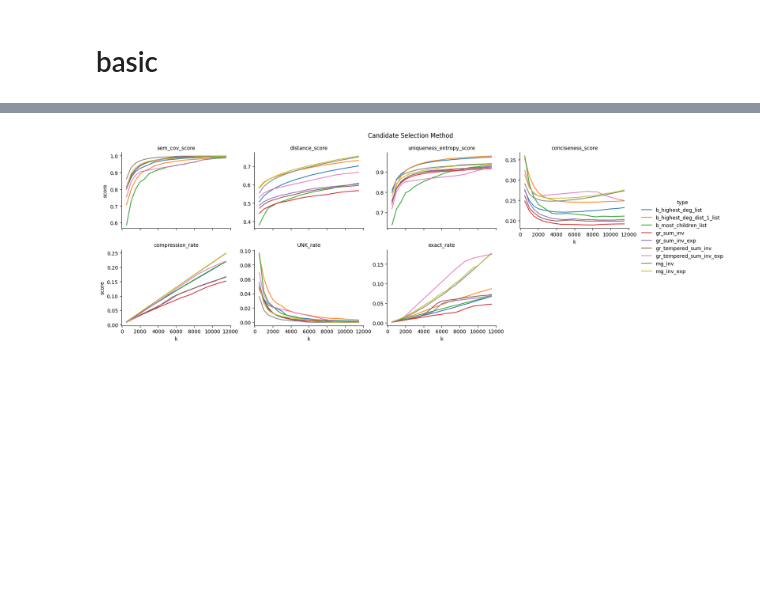
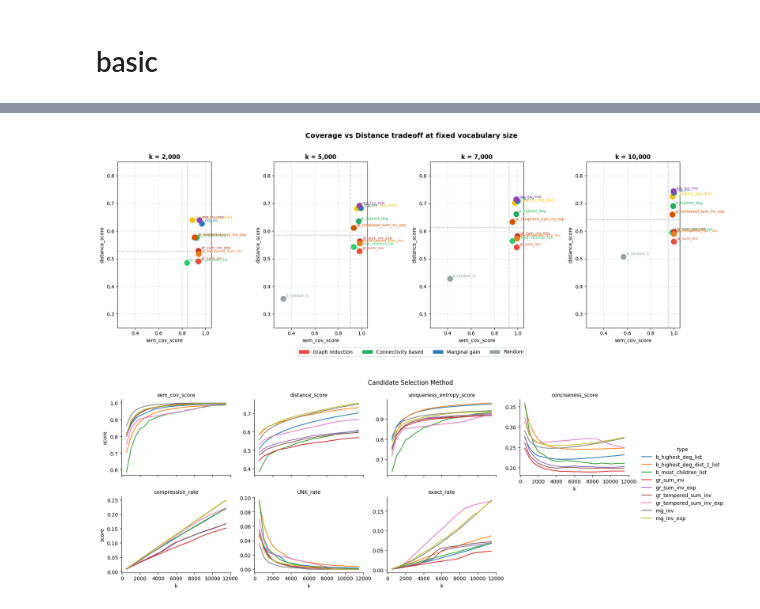
Before and after one commit to yy-suisse/graph_tokenizer, a Jupyter notebook: 5.check_results.ipynb, the cells around one changed output, grey strips where cells are left out. Cells and saved outputs as stored; diff of their text form; code cells hidden in the pictures; blank space fills up the shorter version.

```diff
--- a/5.check_results.ipynb
+++ b/5.check_results.ipynb
@@ -58,3 +126,80 @@ plt.show()
+# %%
+import polars as pl
+import matplotlib.pyplot as plt
+import matplotlib.patches as mpatches
+
+# --- Color mapping by method family ---
+colors = {
+    'gr_sum_inv': '#e74c3c',              # Graph reduction → red shades
+    'gr_sum_inv_exp': '#c0392b',
+    'gr_tempered_sum_inv': '#e67e22',
+    'gr_tempered_sum_inv_exp': '#d35400',
+    'b_highest_deg_list': '#27ae60',      # Connectivity → green shades
+    'b_most_children_list': '#2ecc71',
+    'b_random_k': '#95a5a6',              # Random → gray
+    'b_highest_deg_dist_1_list': '#f1c40f',
+    'mg_inv': '#2980b9',                  # Marginal gain → blue/purple
+    'mg_inv_exp': '#8e44ad',
+}
+
+# Shorter display names for labels on the plot
+labels = {
+    'b_highest_deg_list': 'b_highest_deg',
+    'b_highest_deg_dist_1_list': 'b_highest_deg_dist1',
+    # all others kept as-is
+}
+
+# --- One subplot per k value ---
+k_values = [2000, 5000, 7000, 10000]
+fig, axes = plt.subplots(1, 4, figsize=(18, 6))
+
+for ax, k in zip(axes, k_values):
+    # Filter to a single k
+    dk = df_performance.filter(pl.col('k') == k)
+
+    for row in dk.iter_rows(named=True):
+        m = row['method']
+        x = row['sem_cov_score']    # x-axis: semantic coverage
+        y = row['distance_score']   # y-axis: distance quality
+        c = colors.get(m, 'black')
+
+        ax.scatter(x, y, color=c, s=120, zorder=5)
+        ax.annotate(
+            labels.get(m, m),       # use short name if available
+            (x, y),
+            textcoords='offset points',
+            xytext=(6, 4),          # offset label slightly so it doesn't overlap the dot
+            fontsize=7.5,
+            color=c,
+        )
+
+    # Dashed lines at the mean of each axis → creates 4 quadrants
+    ax.axvline(x=dk['sem_cov_score'].mean(), color='gray', linestyle='--', alpha=0.4)
+    ax.axhline(y=dk['distance_score'].mean(), color='gray', linestyle='--', alpha=0.4)
+
+    ax.set_xlabel('sem_cov_score')
+    ax.set_ylabel('distance_score')
+    ax.set_title(f'k = {k:,}', fontweight='bold')
+    ax.grid(True, alpha=0.3)
+    ax.set_xlim(0.25, 1.05)
+    ax.set_ylim(0.25, 0.85)
+
+# --- Shared legend by family (bottom center) ---
+legend_elements = [
+    mpatches.Patch(color='#e74c3c', label='Graph reduction'),
+    mpatches.Patch(color='#27ae60', label='Connectivity based'),
+    mpatches.Patch(color='#2980b9', label='Marginal gain'),
+    mpatches.Patch(color='#95a5a6', label='Random'),
+]
+fig.legend(handles=legend_elements, loc='lower center', ncol=4,
+           fontsize=10, bbox_to_anchor=(0.5, -0.05))
+
+plt.suptitle('Coverage vs Distance tradeoff at fixed vocabulary size',
+             fontsize=14, fontweight='bold', y=1.02)
+plt.tight_layout()
+plt.savefig('coverage_vs_distance.png', dpi=150, bbox_inches='tight')
+# %% [output]
+[figure, added]
 # %%
 df_performance_elit = pl.read_parquet(f"{configs.Results().path}scores.parquet").filter(pl.col("method") != "b_random_k")
 metrics = [
```
Also changed, not shown: parts of 12 cells of this notebook, 12 other files.
